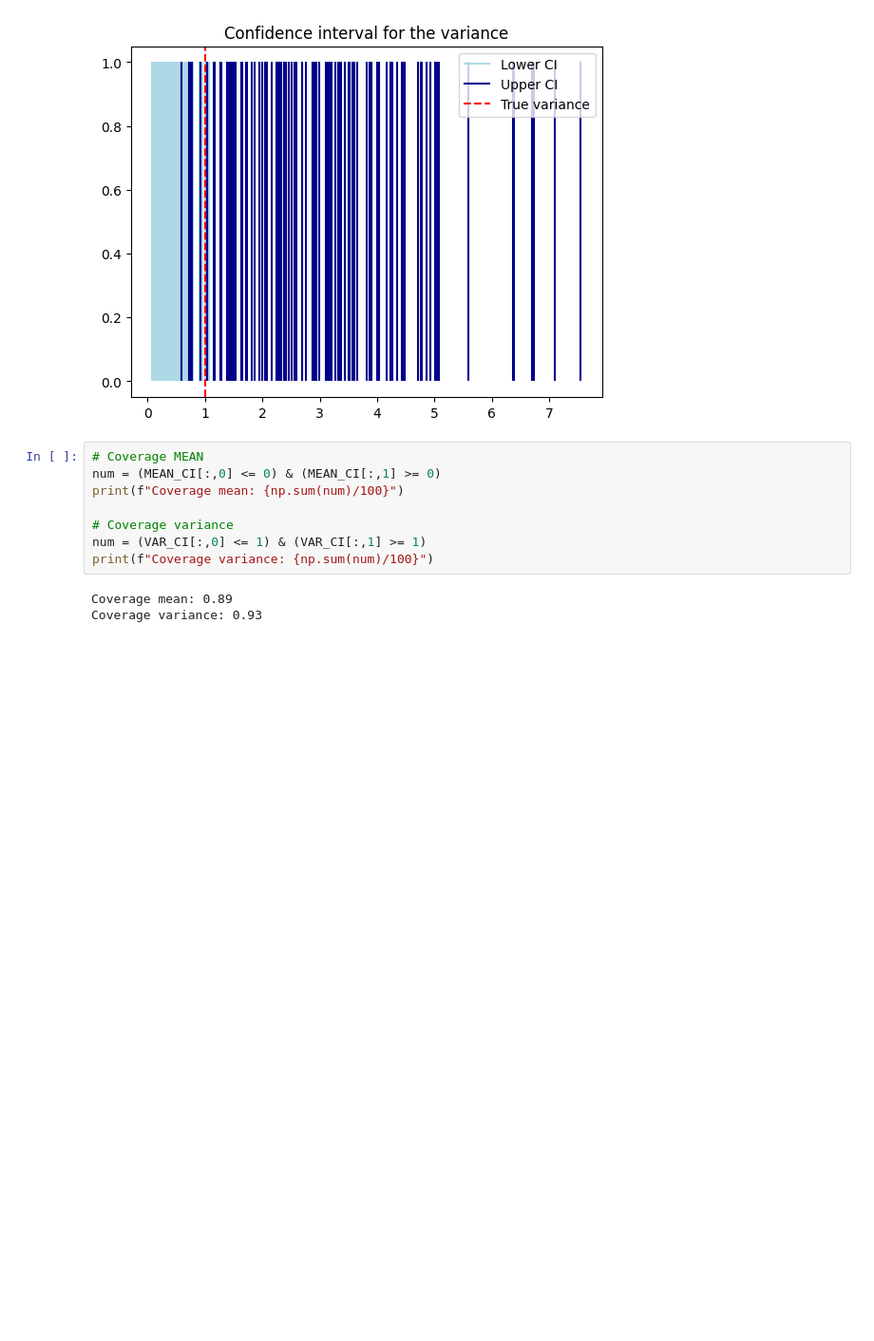
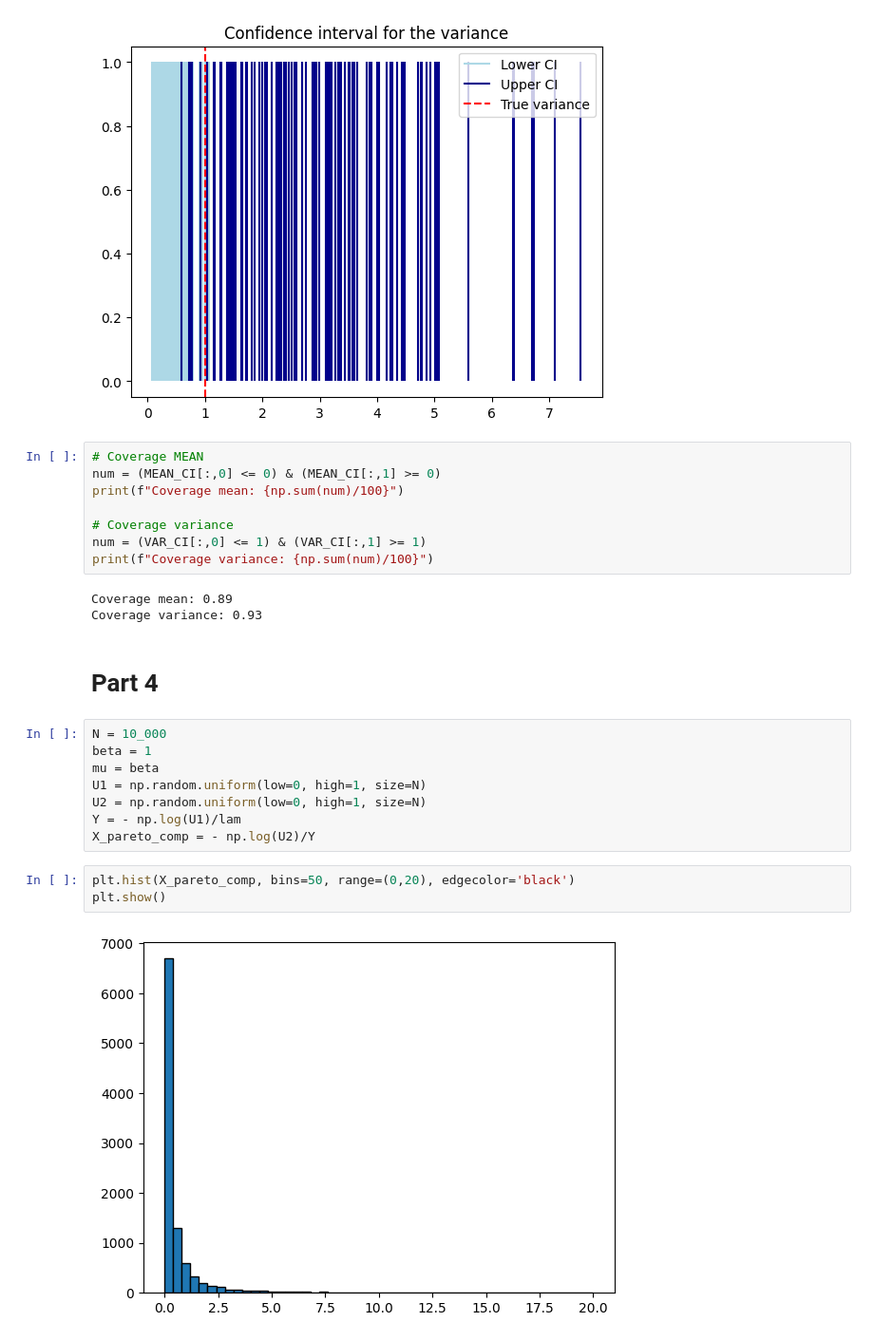
Before and after one commit to s224399/Stoc_sim_2k26, a Jupyter notebook: Exercises(week_1)/Marius/Excercise2_2.ipynb, the cells around one changed output. Shown at 95% size. Saved outputs shown, nothing was run; the diff lists cells and outputs as text; blank space fills up the shorter version.

```diff
--- a/Exercises(week_1)/Marius/Excercise2_2.ipynb
+++ b/Exercises(week_1)/Marius/Excercise2_2.ipynb
@@ -153,3 +153,18 @@ print(f"Coverage variance: {np.sum(num)/100}")
 # %% [output]
 Coverage mean: 0.89
 Coverage variance: 0.93
+# %% [markdown]
+# Part 4
+# %%
+N = 10_000
+beta = 1
+mu = beta
+U1 = np.random.uniform(low=0, high=1, size=N)
+U2 = np.random.uniform(low=0, high=1, size=N)
+Y = - np.log(U1)/lam
+X_pareto_comp = - np.log(U2)/Y
+# %%
+plt.hist(X_pareto_comp, bins=50, range=(0,20), edgecolor='black')
+plt.show()
+# %% [output]
+[figure, added]
```
